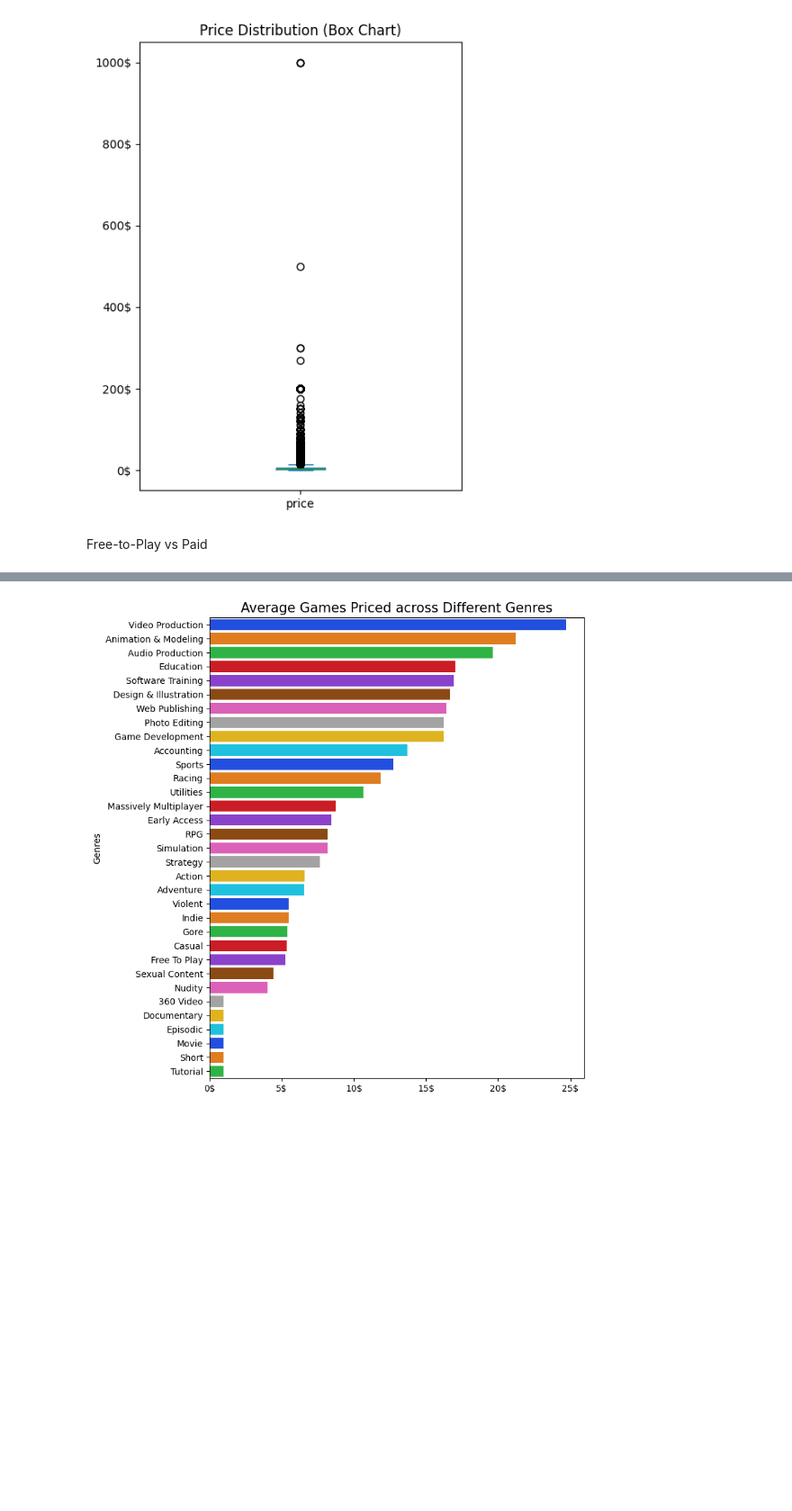
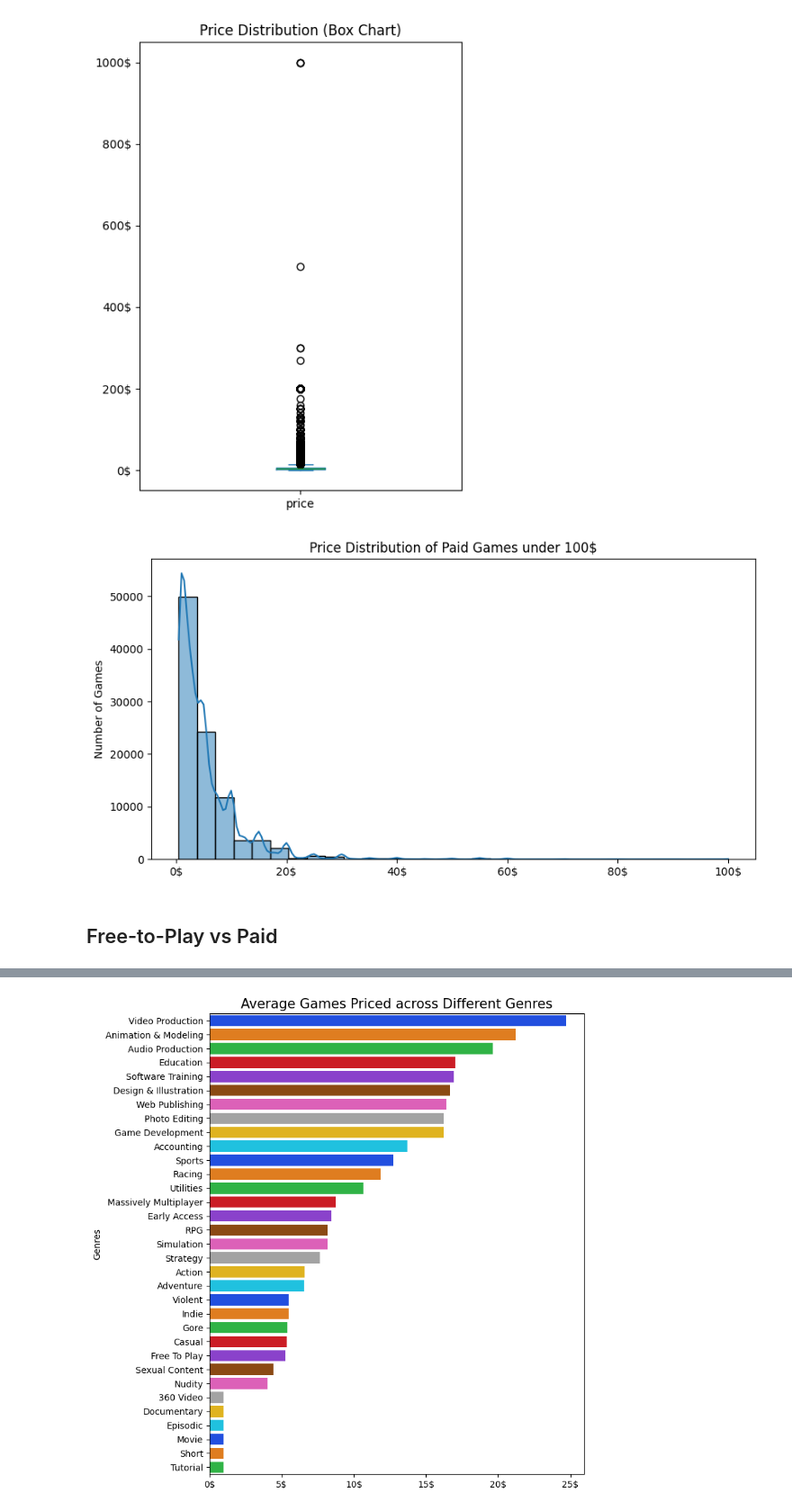
Before and after one commit to ngtrmquang/Steam-Games-Analysis, a Jupyter notebook: 03_EDA_Pricing_and_Ratings.ipynb, the cells around one changed output, grey strips where cells are left out. Shown at 90% size. Cells and saved outputs as stored; diff of their text form; code cells hidden in the pictures; blank space fills up the shorter version.

```diff
--- a/03_EDA_Pricing_and_Ratings.ipynb
+++ b/03_EDA_Pricing_and_Ratings.ipynb
@@ -67,5 +35,15 @@ ax.set_title('Price Distribution (Box Chart)')
 plt.show()
 # %% [output]
 [figure]
+# %%
+fig, ax = plt.subplots(figsize=(10,5))
+sns.histplot(df2[(df2['price_category'] == 'Paid') & (df['price'] < 100)]['price'], bins=30, kde=True)
+plt.title('Price Distribution of Paid Games under 100$')
+plt.xlabel('')
+ax.xaxis.set_major_formatter(ticker.FuncFormatter(lambda x, pos: f'{x:.0f}$'))
+plt.ylabel('Number of Games')
+plt.show()
+# %% [output]
+[figure, added]
 # %% [markdown]
-Free-to-Play vs Paid
+## Free-to-Play vs Paid
```
Also changed, not shown: parts of 37 cells of this notebook, 1 other file.
